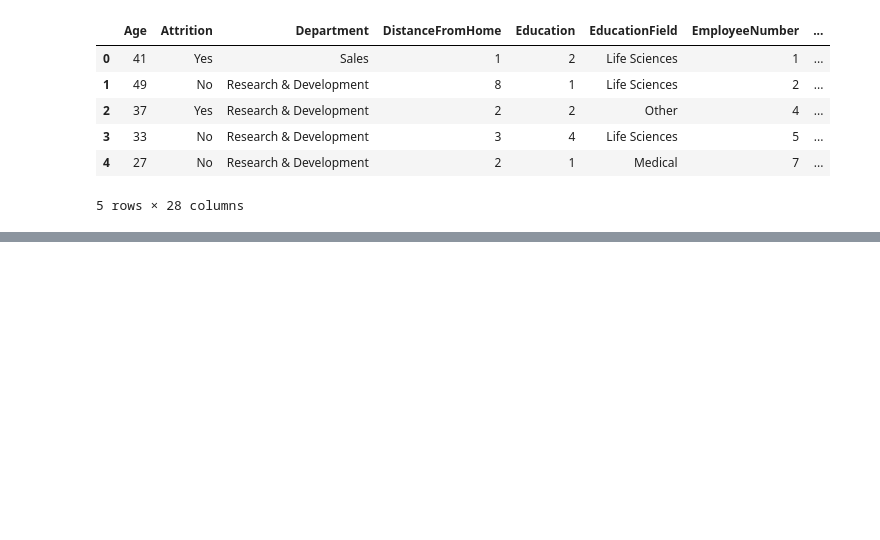
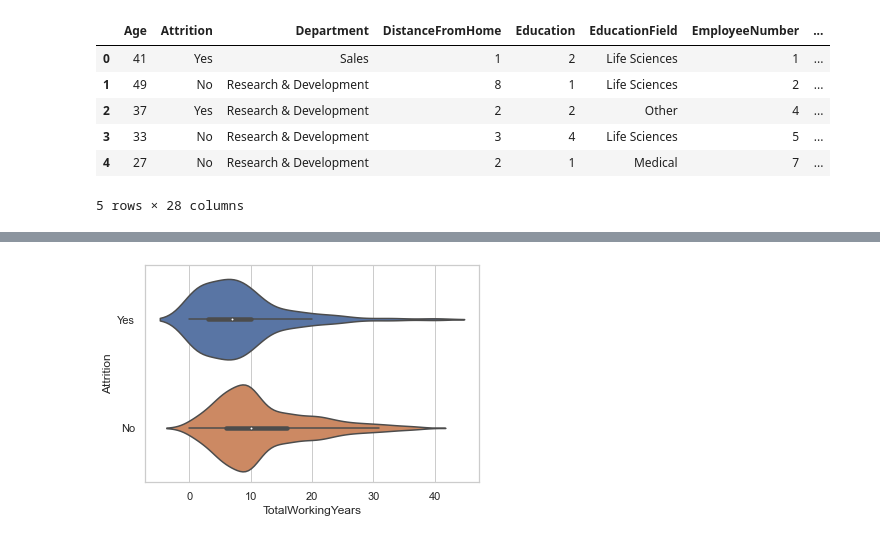
Before and after one commit to Ghosh-Anisha/Data-Analytics-Mini-Project, a Jupyter notebook: Amit_15-21.ipynb, the cells around one changed output, grey strips where cells are left out. Saved outputs shown, nothing was run; the diff lists cells and outputs as text; code cells hidden in the pictures; blank space fills up the shorter version.

```diff
--- a/Amit_15-21.ipynb
+++ b/Amit_15-21.ipynb
@@ -575,0 +446,5 @@ sns.heatmap(corrmat, ax = ax, cmap ="YlGnBu", linewidths = 0.1)
+# %%
+sns.set_theme(style="whitegrid")
+age_gen_vplot = sns.violinplot(x=df["TotalWorkingYears"], y=df["Attrition"])
+# %% [output]
+[figure, added]
```
Also changed, not shown: parts of 53 cells of this notebook.
